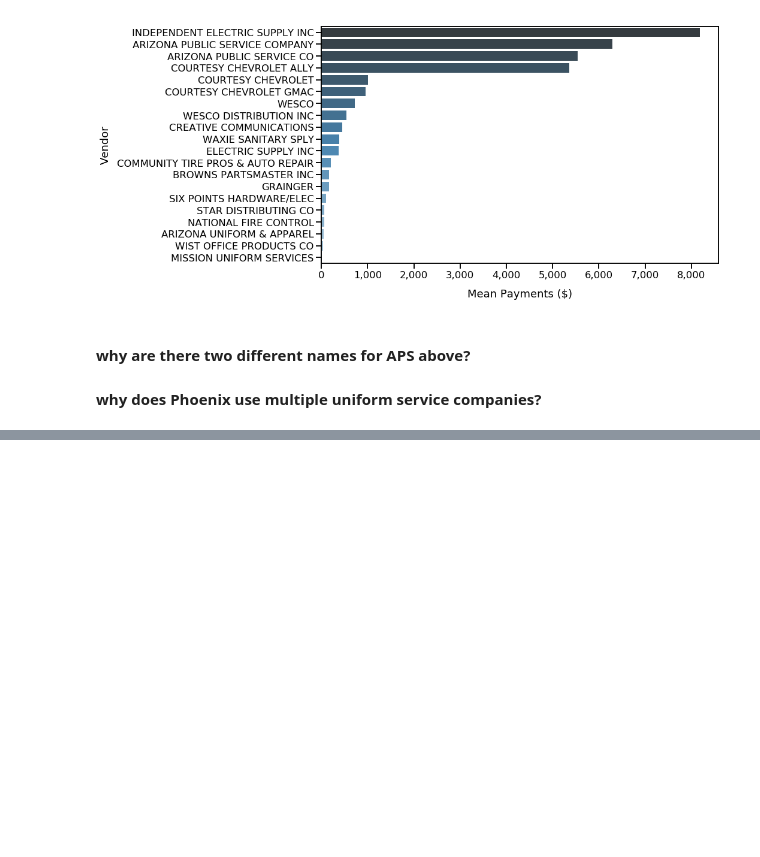
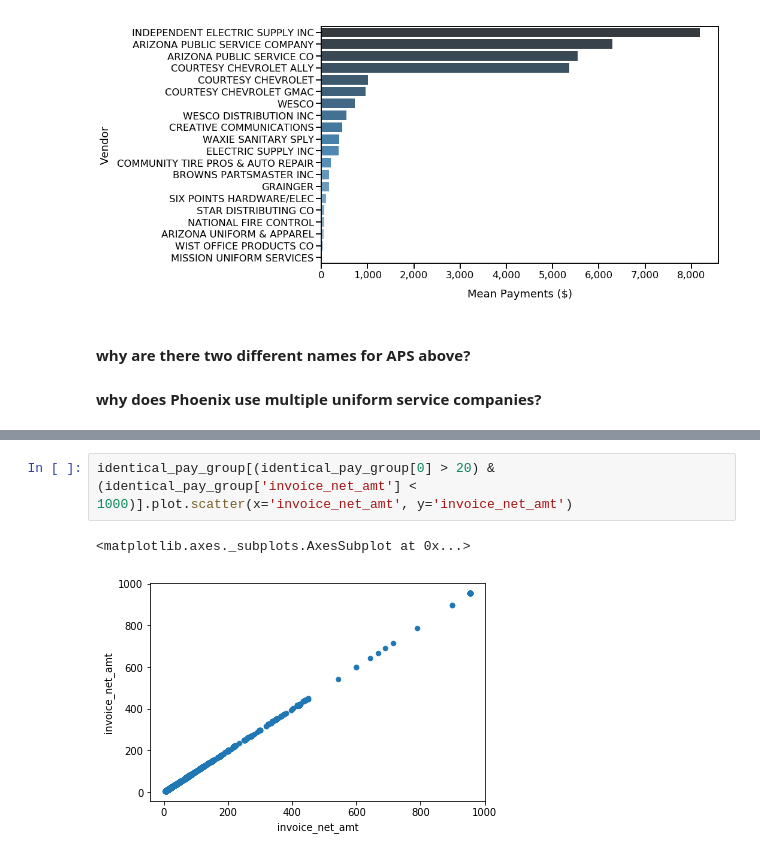
Before and after one commit to mrkjhsn/City-of-Phoenix-Vendor-Payments, a Jupyter notebook: vendor_analysis.ipynb, the cells around one changed output, grey strips where cells are left out. Saved outputs shown, nothing was run; the diff lists cells and outputs as text; blank space fills up the shorter version.

```diff
--- a/vendor_analysis.ipynb
+++ b/vendor_analysis.ipynb
@@ -194,0 +286,5 @@ x.style.format('${0:,.2f}')
+# %%
+identical_pay_group[(identical_pay_group[0] > 20) & (identical_pay_group['invoice_net_amt'] < 1000)].plot.scatter(x='invoice_net_amt', y='invoice_net_amt')
+# %% [output]
+<matplotlib.axes._subplots.AxesSubplot at 0x...>
+[figure, added]
```
Also changed, not shown: parts of 21 cells of this notebook.
